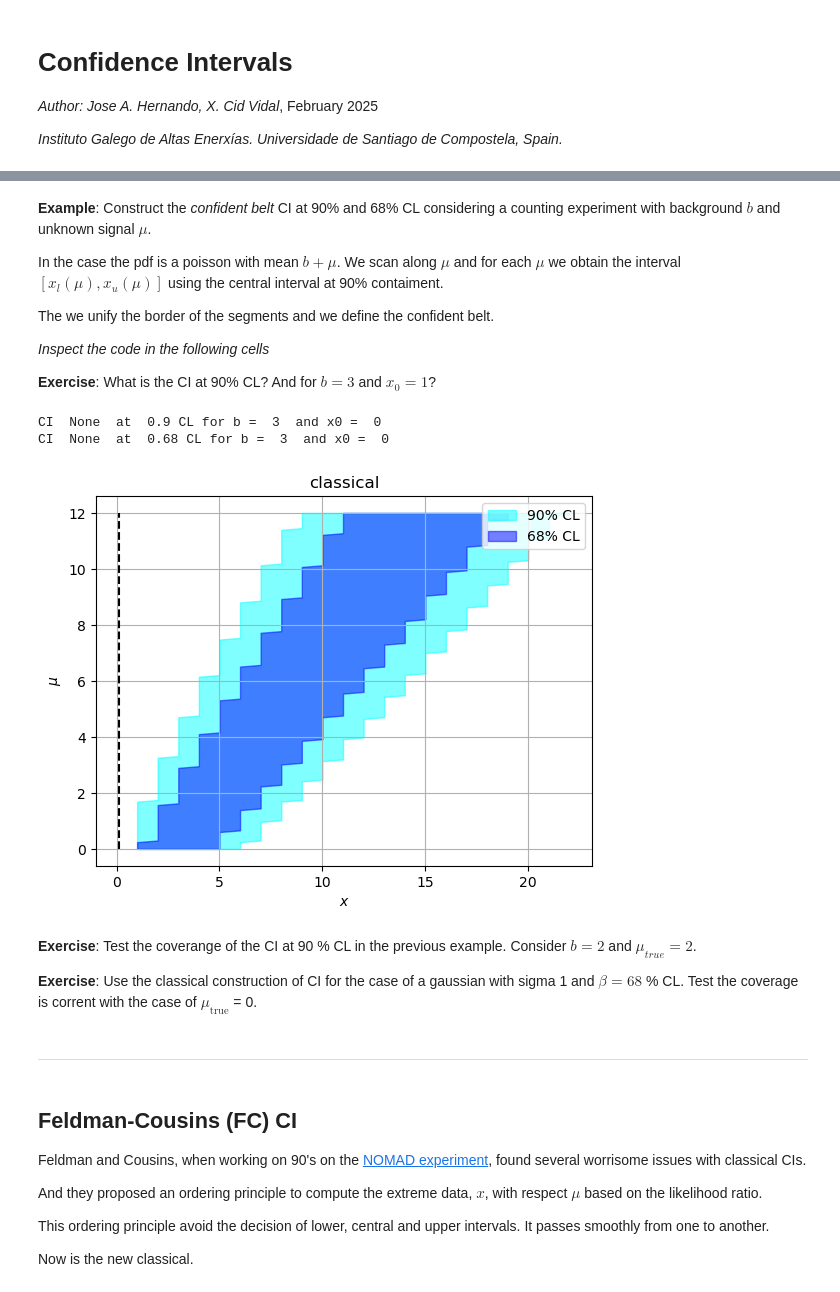
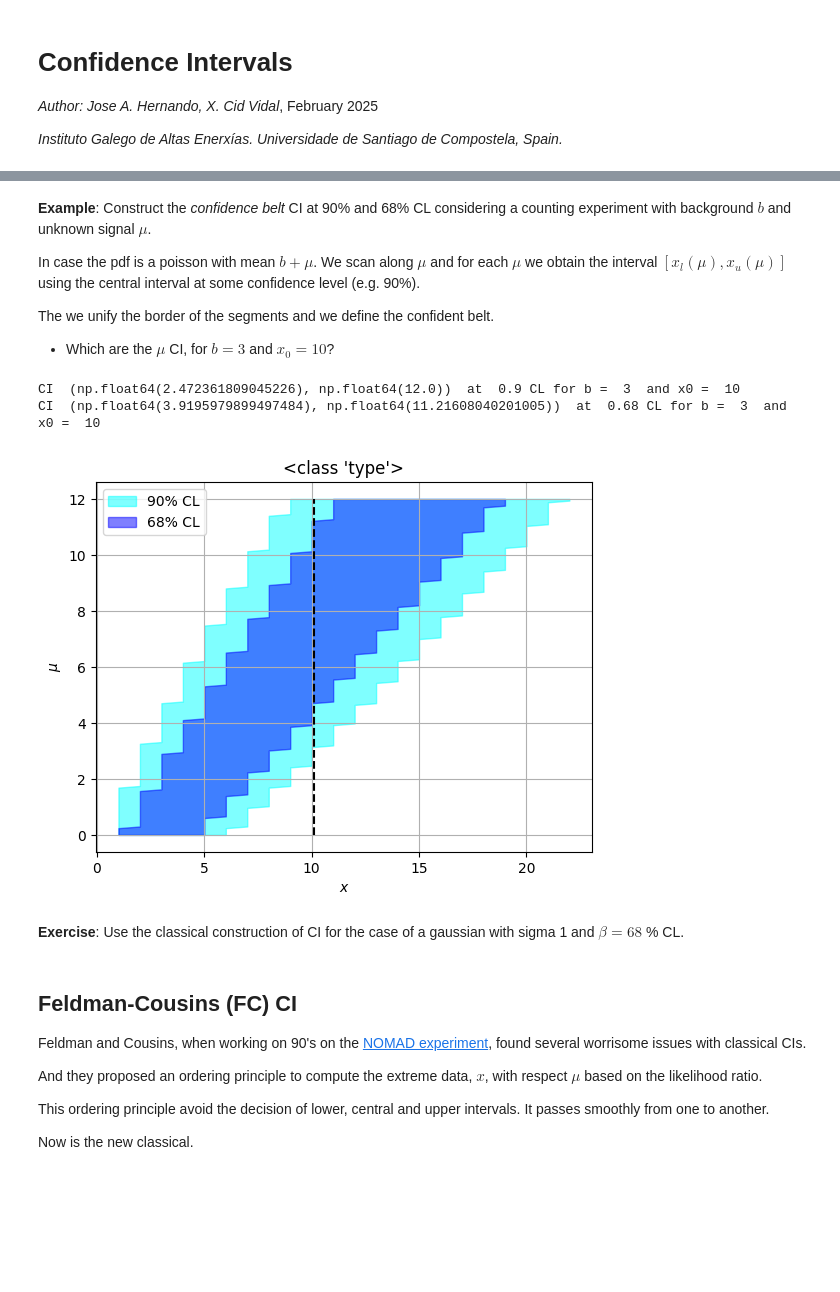
Before and after one commit to xabiercidvidal/USC-TA, a Jupyter notebook: ta_confidence_intervals.ipynb, the cells around one changed output, grey strips where cells are left out. Drawn from its saved outputs; the diff is of its cells as text; code cells hidden in the pictures; blank space fills up the shorter version.

```diff
--- a/ta_confidence_intervals.ipynb
+++ b/ta_confidence_intervals.ipynb
@@ -181,3 +159,0 @@ def plt_rmu_classical(mu, b, beta = 0.90):
-# %%
-mu, b, beta = 4, 3., 0.90
-plt_rmu_classical(mu, b, beta)
@@ -193,22 +170,20 @@ In the case we measure $x_0 = 3.2$, the CI is given by the values of $\mu$ where
 # %% [markdown]
-**Example**: Construct the *confident belt* CI at 90% and 68% CL considering a counting experiment with background $b$ and unknown signal $\mu$.
+**Example**: Construct the *confidence belt* CI at 90% and 68% CL considering a counting experiment with background $b$ and unknown signal $\mu$.
 
-In the case the pdf is a poisson with mean $b + \mu$. We scan along $\mu$ and for each $\mu$ we obtain the interval $[x_l(\mu), x_u(\mu)]$ using the central interval at 90% contaiment.
+In case the pdf is a poisson with mean $b + \mu$. We scan along $\mu$ and for each $\mu$ we obtain the interval $[x_l(\mu), x_u(\mu)]$ using the central interval at some confidence level (e.g. 90%).
 
 The we unify the border of the segments and we define the confident belt.
 
-*Inspect the code in the following cells*
-
-**Exercise**: What is the CI at 90% CL? And for $b=3$ and $x_0 = 1$?
+- Which are the $\mu$ CI, for $b=3$ and $x_0 = 10$?
 # %%
-def plt_confbelt(x0, b, beta1 = 0.90, beta2 = 0.68, type = 'classical',
+def plt_confbelt(x0, b, beta1 = 0.90, beta2 = 0.68, btype = 'classical',
                  mumax = 12, musize=200):
     """ draws the CI confident belt for beta1 and beta2 CL of type = ('classical', 'fc')
         draws a line in the confident belt plane for x0 and print the ci for beta1 and beta2
         beta1 = 90 %CL and beta2 = 68% CL
     """
     mus = np.linspace(0., mumax, musize)
-    xls, xus, ci1 = htcint.ci_belt(mus, b, beta1, type = type)
+    xls, xus, ci1 = htcint.ci_belt(mus, b, beta1, type = btype)
     plt.fill_betweenx(mus, xls, xus, color = 'cyan', alpha = 0.5,
                       label = str(int(100*beta1))+'% CL');
     xls, xus, ci2 = htcint.ci_belt(mus, b, beta2, type = type)
@@ -220,19 +195,14 @@ def plt_confbelt(x0, b, beta1 = 0.90, beta2 = 0.68, type = 'classical',
     print('CI ', ci2(x0), ' at ', beta2, 'CL for b = ', b, ' and x0 = ', x0)
     return ci1, ci2
 # %%
-x0, b = 0, 3
-plt_confbelt(x0, b, type = 'classical', mumax = 12, musize = 200);
+x0, b = 10, 3
+plt_confbelt(x0, b, btype = 'classical', mumax = 12, musize = 200);
 # %% [output]
-CI  None  at  0.9 CL for b =  3  and x0 =  0
-CI  None  at  0.68 CL for b =  3  and x0 =  0
+CI  (np.float64(2.472361809045226), np.float64(12.0))  at  0.9 CL for b =  3  and x0 =  10
+CI  (np.float64(3.9195979899497484), np.float64(11.21608040201005))  at  0.68 CL for b =  3  and x0 =  10
-[figure, old version]
+[figure, new version]
 # %% [markdown]
-**Exercise**: Test the coverange of the CI at 90 % CL in the previous example. Consider $b=2$ and $\mu_{true} = 2$.
-
 **Exercise**: Use the classical construction of CI for the case of a gaussian with sigma 1 and $\beta = 68$ % CL.
-Test the coverage is corrent with the case of $\mu_{\mathrm{true}}$ = 0.
-# %% [markdown]
------
 # %% [markdown]
 ## Feldman-Cousins (FC) CI
 
```
Also changed, not shown: parts of 24 cells of this notebook, 22 other files.
